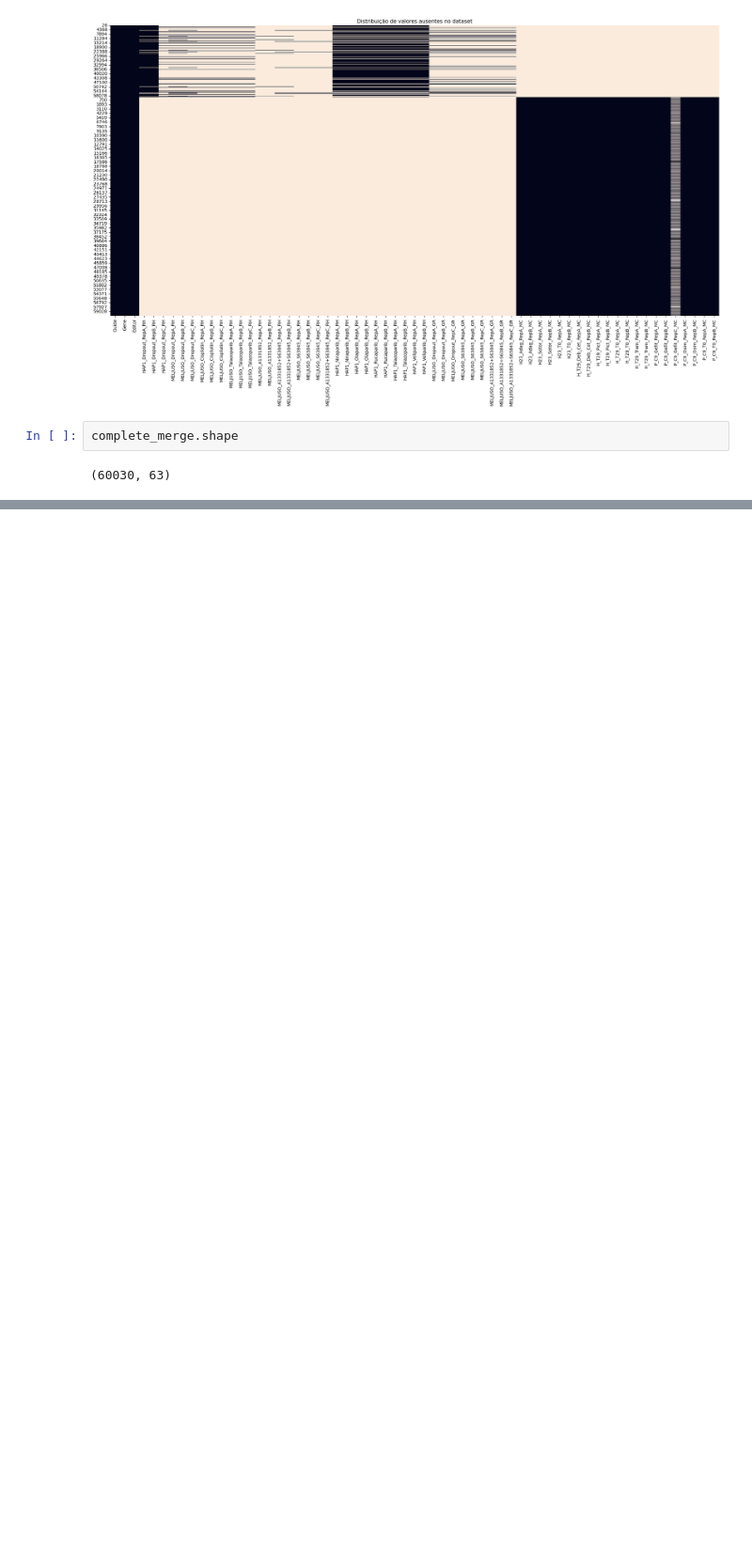
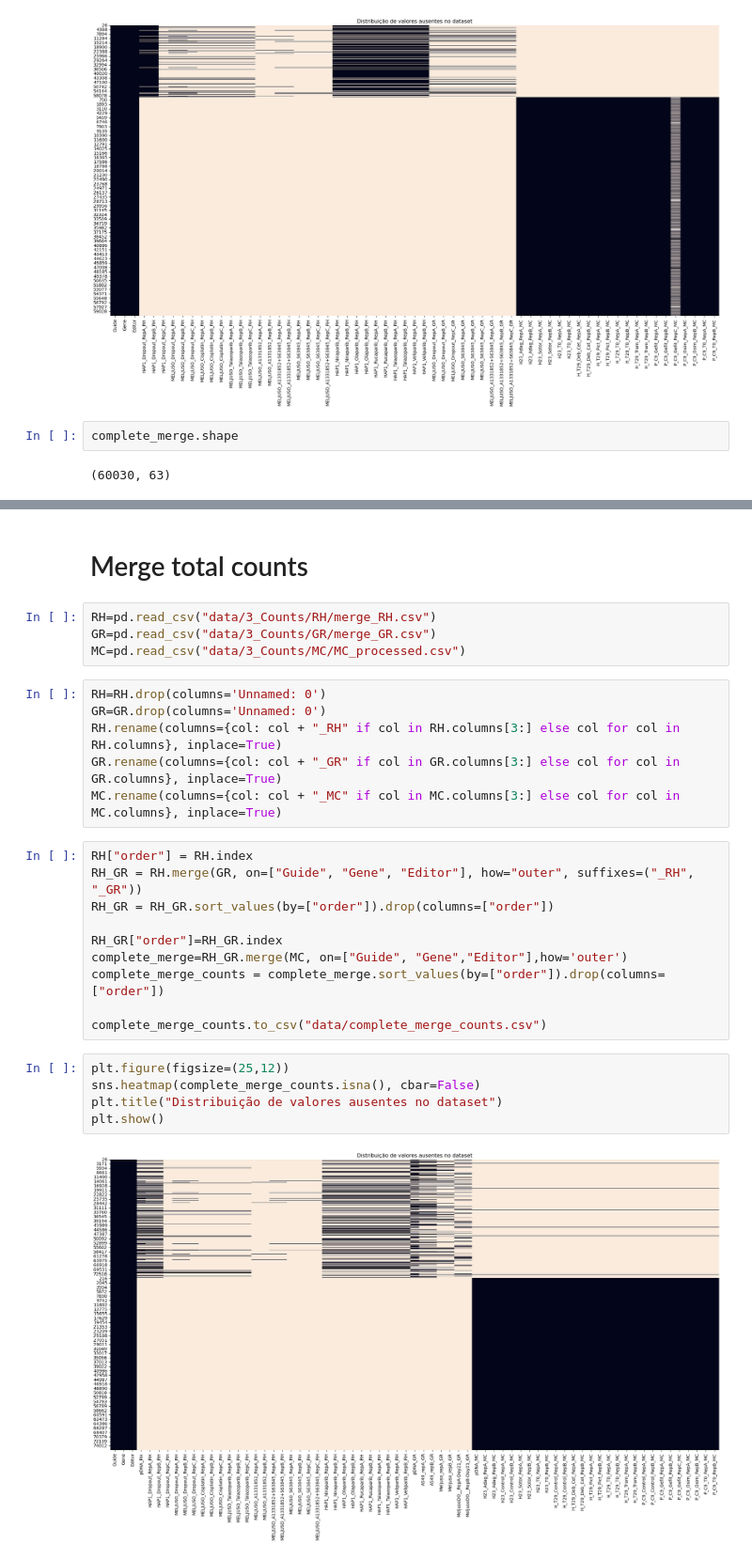
Before and after one commit to QuantitativeBiology/BECancerResistome, a Jupyter notebook: BECancerResistome/Processing/merging.ipynb, the cells around one changed output, grey strips where cells are left out. Shown: that part at 94% size. Saved outputs shown, nothing was run; the diff lists cells and outputs as text; blank space fills up the shorter version.

Commit message:
Merge of counts, lfc and zscores

```diff
--- a/BECancerResistome/Processing/merging.ipynb
+++ b/BECancerResistome/Processing/merging.ipynb
@@ -232,0 +261,29 @@ complete_merge.shape
+# %% [markdown]
+# Merge total counts
+# %%
+RH=pd.read_csv("data/3_Counts/RH/merge_RH.csv")
+GR=pd.read_csv("data/3_Counts/GR/merge_GR.csv")
+MC=pd.read_csv("data/3_Counts/MC/MC_processed.csv")
+# %%
+RH=RH.drop(columns='Unnamed: 0')
+GR=GR.drop(columns='Unnamed: 0')
+RH.rename(columns={col: col + "_RH" if col in RH.columns[3:] else col for col in RH.columns}, inplace=True)
+GR.rename(columns={col: col + "_GR" if col in GR.columns[3:] else col for col in GR.columns}, inplace=True)
+MC.rename(columns={col: col + "_MC" if col in MC.columns[3:] else col for col in MC.columns}, inplace=True)
+# %%
+RH["order"] = RH.index
+RH_GR = RH.merge(GR, on=["Guide", "Gene", "Editor"], how="outer", suffixes=("_RH", "_GR"))
+RH_GR = RH_GR.sort_values(by=["order"]).drop(columns=["order"])
+
+RH_GR["order"]=RH_GR.index
+complete_merge=RH_GR.merge(MC, on=["Guide", "Gene","Editor"],how='outer')
+complete_merge_counts = complete_merge.sort_values(by=["order"]).drop(columns=["order"])
+
+complete_merge_counts.to_csv("data/complete_merge_counts.csv")
+# %%
+plt.figure(figsize=(25,12))
+sns.heatmap(complete_merge_counts.isna(), cbar=False)
+plt.title("Distribuição de valores ausentes no dataset")
+plt.show()
+# %% [output]
+[figure, added]
```
Also changed, not shown: parts of 11 cells of this notebook.
